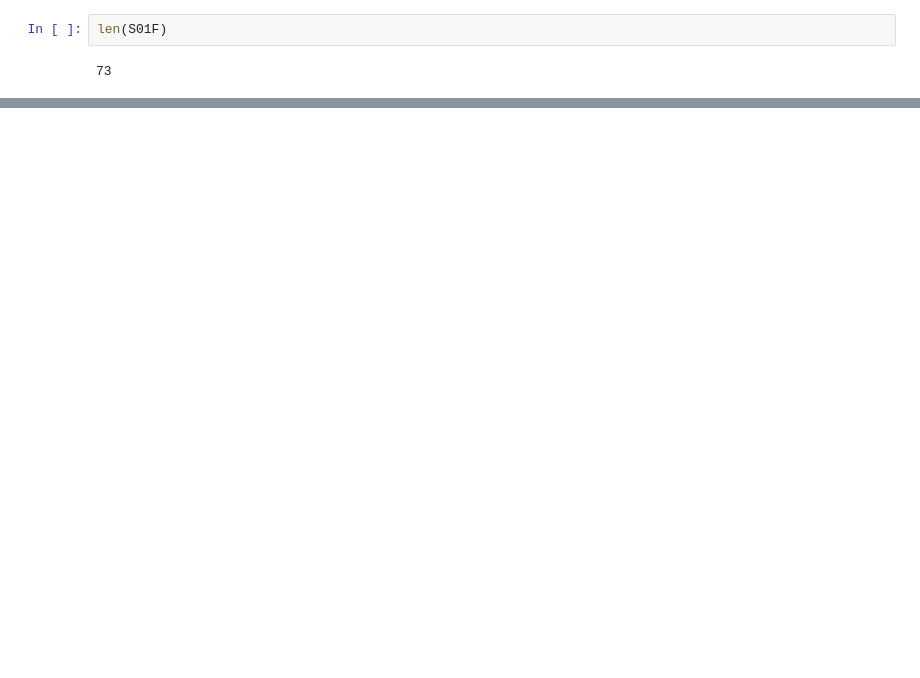
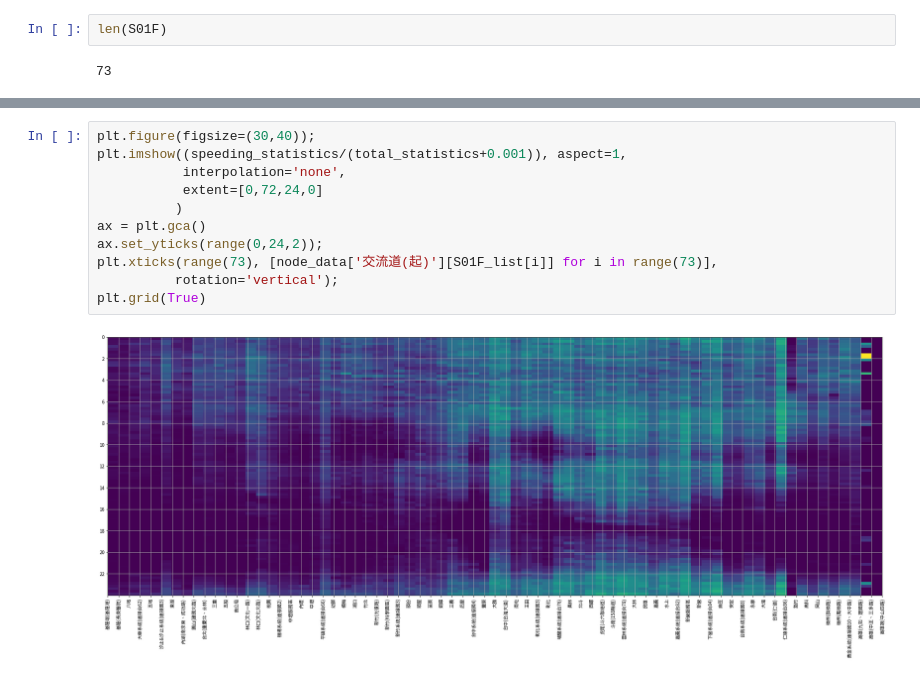
Before and after one commit to tjwei/ETC_math, a Jupyter notebook: 07-Visualization.ipynb, the cells around one changed output, grey strips where cells are left out. Saved outputs shown, nothing was run; the diff lists cells and outputs as text; blank space fills up the shorter version.

```diff
--- a/07-Visualization.ipynb
+++ b/07-Visualization.ipynb
@@ -345,0 +206,13 @@ plt.imshow((speeding_statistics))
+# %%
+plt.figure(figsize=(30,40));
+plt.imshow((speeding_statistics/(total_statistics+0.001)), aspect=1,
+           interpolation='none',
+           extent=[0,72,24,0]
+          )
+ax = plt.gca()
+ax.set_yticks(range(0,24,2));
+plt.xticks(range(73), [node_data['交流道(起)'][S01F_list[i]] for i in range(73)],
+          rotation='vertical');
+plt.grid(True)
+# %% [output]
+[figure, added]
```
Also changed, not shown: parts of 34 cells of this notebook.
